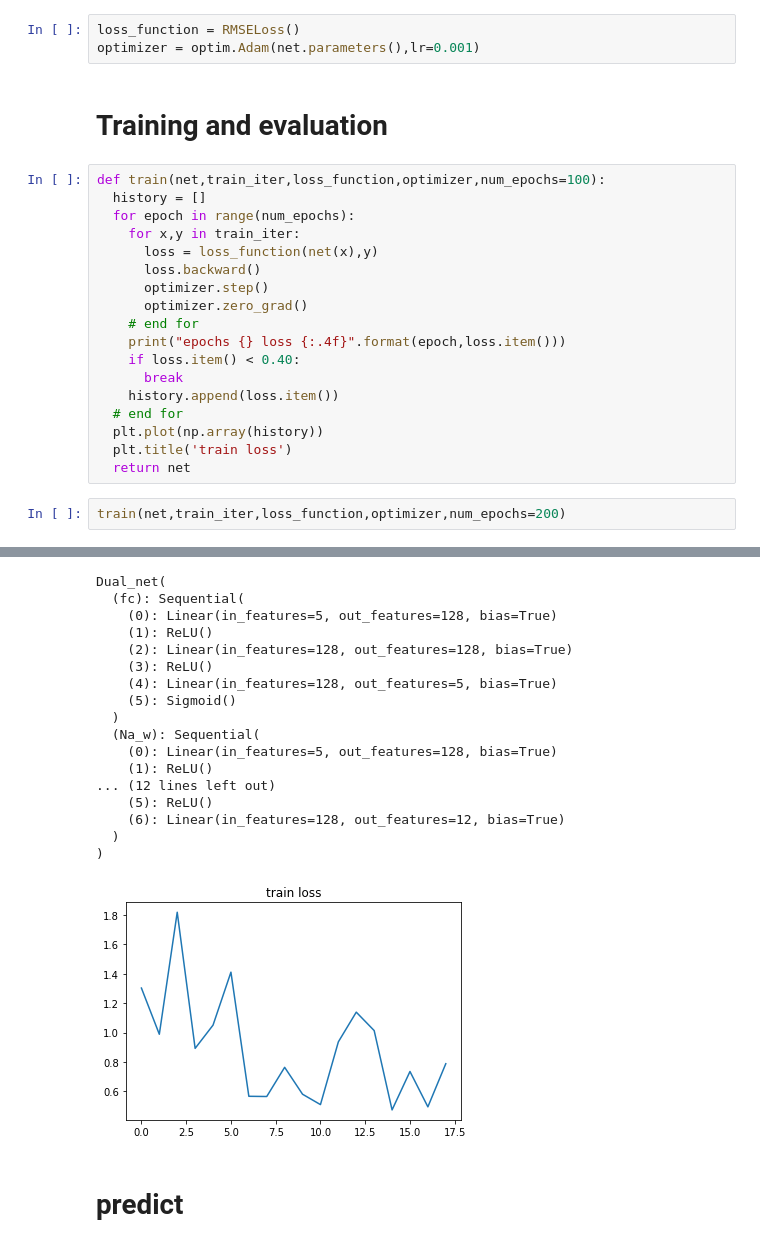
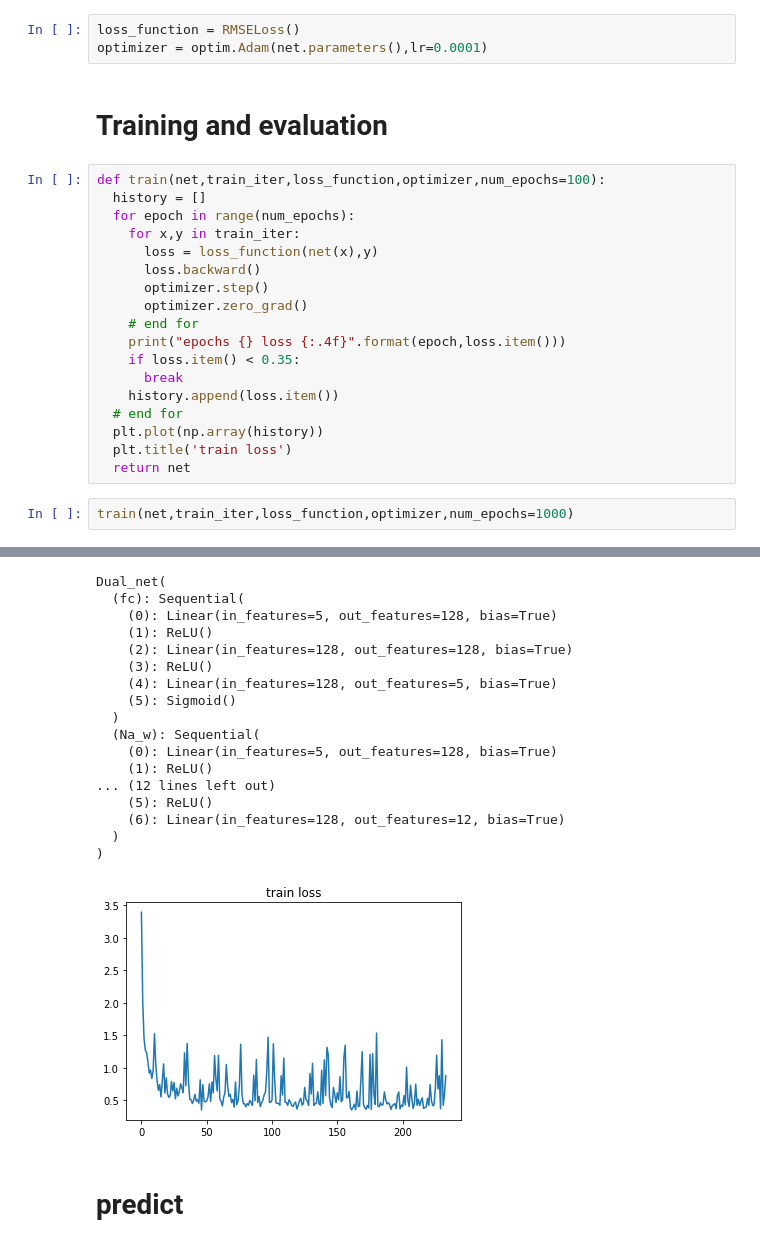
Before and after one commit to skywalker0803r/oil_web, a Jupyter notebook: 開發過程文件/pytorch_model_V4.ipynb, the cells around one changed output, grey strips where cells are left out. Drawn from its saved outputs; the diff is of its cells as text.

```diff
--- a/開發過程文件/pytorch_model_V4.ipynb
+++ b/開發過程文件/pytorch_model_V4.ipynb
@@ -204,7 +204,7 @@ class RMSELoss(torch.nn.Module):
         return loss
 # %%
 loss_function = RMSELoss()
-optimizer = optim.Adam(net.parameters(),lr=0.001)
+optimizer = optim.Adam(net.parameters(),lr=0.0001)
 # %% [markdown]
 # Training and evaluation
 # %%
@@ -218,7 +218,7 @@ def train(net,train_iter,loss_function,optimizer,num_epochs=100):
       optimizer.zero_grad()
     # end for
     print("epochs {} loss {:.4f}".format(epoch,loss.item()))
-    if loss.item() < 0.40:
+    if loss.item() < 0.35:
       break
     history.append(loss.item())
   # end for
@@ -226,5 +226,5 @@ def train(net,train_iter,loss_function,optimizer,num_epochs=100):
   plt.title('train loss')
   return net
 # %%
-train(net,train_iter,loss_function,optimizer,num_epochs=200)
+train(net,train_iter,loss_function,optimizer,num_epochs=1000)
 # %% [output]
@@ -250,21 +248,21 @@ epochs 18 loss 0.3685
 Dual_net(
   (fc): Sequential(
     (0): Linear(in_features=5, out_features=128, bias=True)
     (1): ReLU()
     (2): Linear(in_features=128, out_features=128, bias=True)
     (3): ReLU()
     (4): Linear(in_features=128, out_features=5, bias=True)
     (5): Sigmoid()
   )
   (Na_w): Sequential(
     (0): Linear(in_features=5, out_features=128, bias=True)
     (1): ReLU()
 ... (12 lines left out)
     (5): ReLU()
     (6): Linear(in_features=128, out_features=12, bias=True)
   )
 )
-[figure, old version]
+[figure, new version]
 # %% [markdown]
 # predict
 # %%
```
Also changed, not shown: parts of 4 cells of this notebook.
